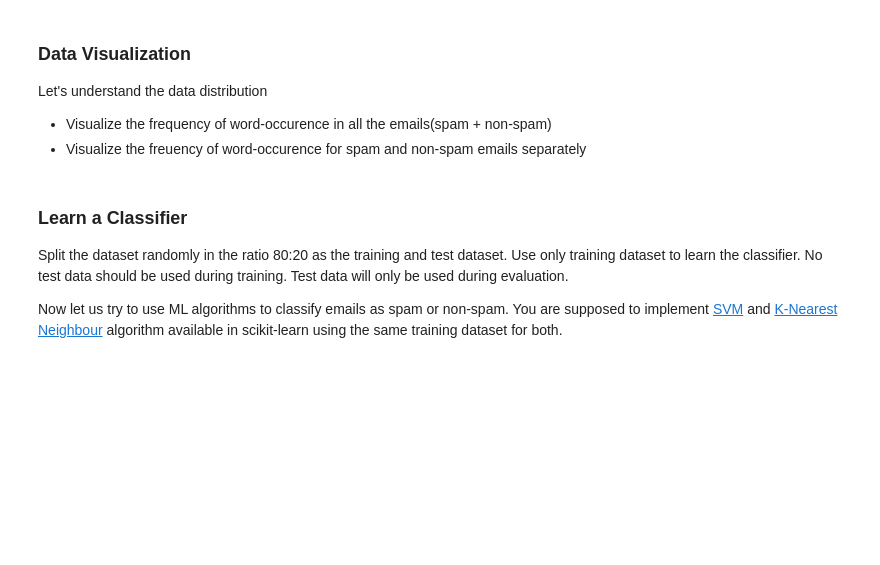
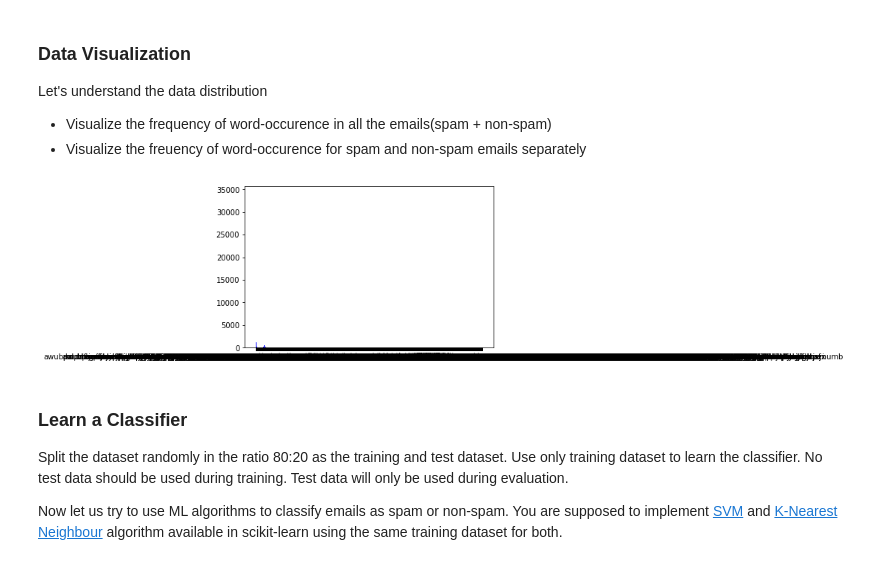
Before and after one commit to 1-Harshit/cs253-software-developemnt, a Jupyter notebook: python_assignment.ipynb, the cells around one changed output. Drawn from its saved outputs; the diff is of its cells as text; code cells hidden in the pictures; blank space fills up the shorter version.

```diff
--- a/python_assignment.ipynb
+++ b/python_assignment.ipynb
@@ -65,14 +97,45 @@ def read_data():
 Let's understand the data distribution
 - Visualize the frequency of word-occurence in all the emails(spam + non-spam)
 - Visualize the freuency of word-occurence for spam and non-spam emails separately
-# %%
-import matplotlib.pyplot as plt
-
-# visuallze data distribution
-def data_vis():
-  return
-
-data_vis(data)
+# %%
+import matplotlib.pyplot as plt
+
+# visuallze data distribution
+def data_vis(data):
+  all = {}
+  spam = {}
+  notspam = {}
+
+  for dp in data:
+    if dp[1] == 0:
+      for word in dp[0]:
+        if word in notspam.keys():
+          all[word] += dp[0][word]
+          notspam[word] += dp[0][word]
+        elif word in all.keys():
+          all[word] += dp[0][word]
+          notspam[word] = dp[0][word]
+        else:
+          all[word] = dp[0][word]
+          notspam[word] = dp[0][word]
+    else:
+      for word in dp[0]:
+        if word in spam.keys():
+          all[word] += dp[0][word]
+          spam[word] += dp[0][word]
+        elif word in all.keys():
+          all[word] += dp[0][word]
+          spam[word] = dp[0][word]
+        else:
+          all[word] = dp[0][word]
+          spam[word] = dp[0][word]
+
+  plt.bar(list(all.keys()), list(all.values()), color='blue')
+  return
+
+data_vis(data)
+# %% [output]
+[figure, added]
 # %% [markdown]
 ### Learn a Classifier
 Split the dataset randomly in the ratio 80:20 as the training and test dataset. Use only training dataset to learn the classifier. No test data should be used during training. Test data will only be used during evaluation.
```
Also changed, not shown: parts of 2 cells of this notebook.
